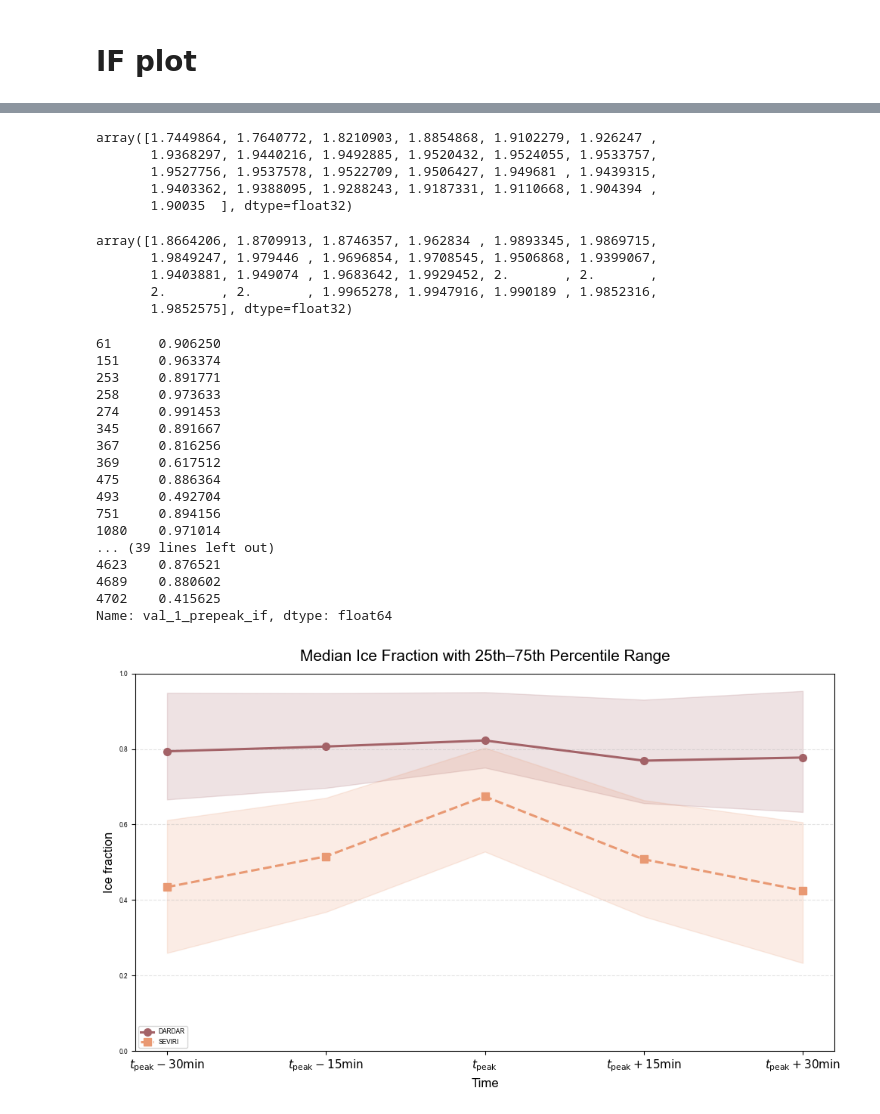
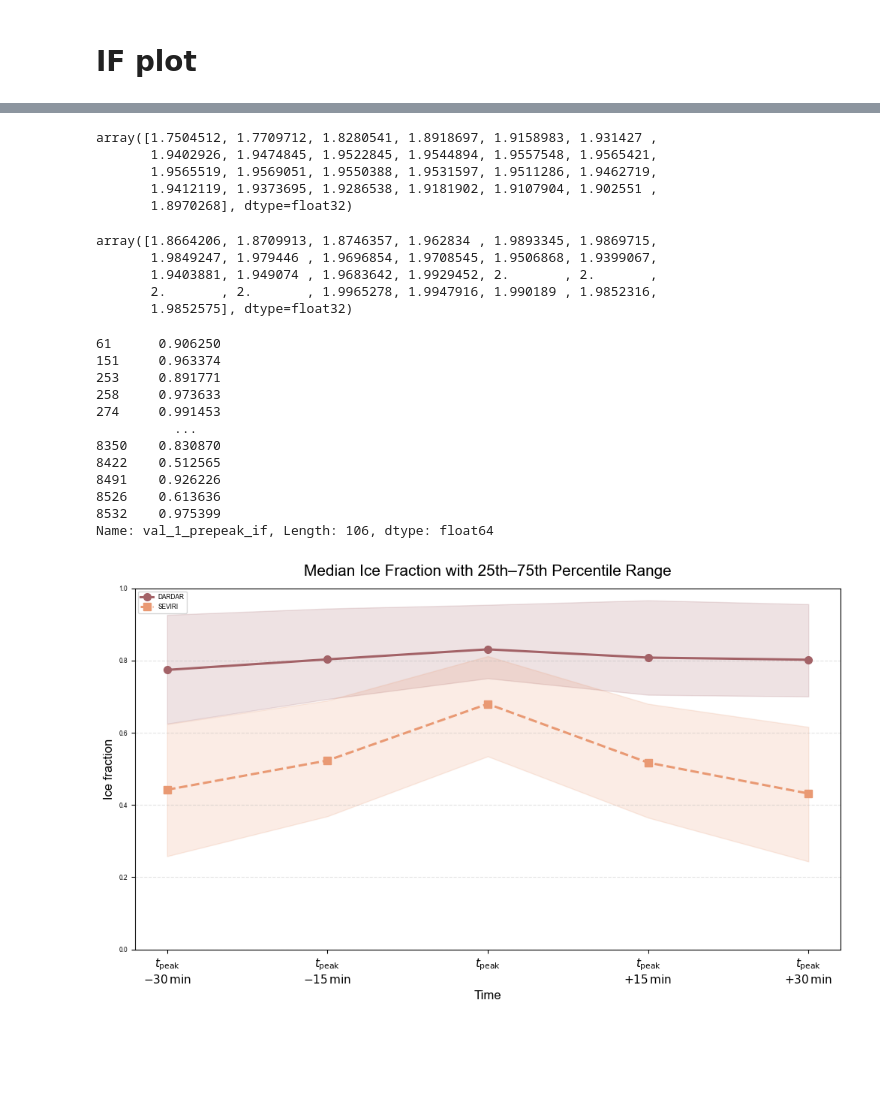
Before and after one commit to DragomirNikolov/MSGI, a Jupyter notebook: plotting/Bulk/ICOT_threshold.ipynb, the cells around one changed output, grey strips where cells are left out. Drawn from its saved outputs; the diff is of its cells as text; code cells hidden in the pictures; blank space fills up the shorter version.

Commit message:
Changes to model cloud bulk figure

```diff
--- a/plotting/Bulk/ICOT_threshold.ipynb
+++ b/plotting/Bulk/ICOT_threshold.ipynb
@@ -398,7 +398,7 @@ def calculate_ct_depth(row, cod_threshold=0.2):
 # %%
 # Calculate total optical depth per cloud
 bulk_data_df_split["2km_cot"] = bulk_data_df_split.apply(lambda row: optical_depth_path(row)["tau"][-1], axis=1)
-bulk_data_df_split["continious_cloud"] = bulk_data_df_split.apply(lambda row: ((optical_depth_path(row)["tau"][1:]-optical_depth_path(row)["tau"][:-1])>5*1e-4)[:18].all(), axis=1)
+bulk_data_df_split["continious_cloud"] = bulk_data_df_split.apply(lambda row: ((optical_depth_path(row)["tau"][1:]-optical_depth_path(row)["tau"][:-1])>5*1e-4)[:20].all(), axis=1)
 bulk_data_df_split["ct_depth"]=bulk_data_df_split.apply(calculate_ct_depth,axis=1)
 # %%
 (bulk_data_df_split["ct_depth"].isna()).value_counts()
@@ -659,8 +659,8 @@ bulk_data_filtered = bulk_data_filtered.drop_duplicates(subset="Cloud_ID", keep=
 # Filter for cclouds where extinction doesn't drop in the 2 kilometers
 bulk_data_filtered = bulk_data_filtered[bulk_data_filtered["continious_cloud"]]
 # Filter for cloud type
-# bulk_data_filtered= bulk_data_filtered[bulk_data_filtered["Cloud type"].isin(["Altostratus", "Nimbostratus", "Stratocumulus", "Stratus"])]
-bulk_data_filtered= bulk_data_filtered[~bulk_data_filtered["Cloud type"].isin(["Deep convection", "Cirrus", "Cirrostratus"])]
+bulk_data_filtered= bulk_data_filtered[bulk_data_filtered["Cloud type"].isin(["Altostratus", "Nimbostratus", "Stratocumulus", "Stratus"])]
+# bulk_data_filtered= bulk_data_filtered[~bulk_data_filtered["Cloud type"].isin(["Deep convection", "Cirrus", "Cirrostratus"])]
 # Remove clouds outside measurement boundaries
 bulk_data_filtered = bulk_data_filtered[bulk_data_filtered.avg_ctt-273.15 < 0]
 bulk_data_filtered = bulk_data_filtered[bulk_data_filtered.avg_ctt-273.15 > -36]
@@ -1335,11 +1516,11 @@ plt.hist(bulk_data_df_split.apply(check_cph_validity,axis=1))
 # %%
 np.nanmean(np.concat(bulk_data_colocated["cph_bulk_means"].to_numpy()).reshape(bulk_data_colocated.shape[0],25),axis=0)
 # %% [output]
-array([1.7449864, 1.7640772, 1.8210903, 1.8854868, 1.9102279, 1.926247 ,
-       1.9368297, 1.9440216, 1.9492885, 1.9520432, 1.9524055, 1.9533757,
-       1.9527756, 1.9537578, 1.9522709, 1.9506427, 1.949681 , 1.9439315,
-       1.9403362, 1.9388095, 1.9288243, 1.9187331, 1.9110668, 1.904394 ,
-       1.90035  ], dtype=float32)
+array([1.7504512, 1.7709712, 1.8280541, 1.8918697, 1.9158983, 1.931427 ,
+       1.9402926, 1.9474845, 1.9522845, 1.9544894, 1.9557548, 1.9565421,
+       1.9565519, 1.9569051, 1.9550388, 1.9531597, 1.9511286, 1.9462719,
+       1.9412119, 1.9373695, 1.9286538, 1.9181902, 1.9107904, 1.902551 ,
+       1.8970268], dtype=float32)
 # %%
 bulk_data_colocated.iloc[10]["cph_bulk_means"]
 # %% [output]
@@ -1378,18 +1559,13 @@ df_glac_dd["val_1_prepeak_if"].dropna()
 253     0.891771
 258     0.973633
 274     0.991453
-345     0.891667
-367     0.816256
-369     0.617512
-475     0.886364
-493     0.492704
-751     0.894156
-1080    0.971014
-... (39 lines left out)
-4623    0.876521
-4689    0.880602
-4702    0.415625
-Name: val_1_prepeak_if, dtype: float64
+          ...
+8350    0.830870
+8422    0.512565
+8491    0.926226
+8526    0.613636
+8532    0.975399
+Name: val_1_prepeak_if, Length: 106, dtype: float64
 # %%
 import numpy as np
 import matplotlib.pyplot as plt
@@ -1403,14 +1579,22 @@ dardar_cols = [f"val_{i}_prepeak_if" for i in timesteps]
 # modis_cols  = [f"val_{i}_prepeak_if" for i in timesteps]
 seviri_cols = [f"seviri_{i}_prepeak_if" for i in timesteps]
 
+# x_labels = [
+#     # r"$t_{\mathrm{peak}}-45\mathrm{min}$",
+#     r"$t_{\mathrm{peak}}-30\mathrm{min}$",
+#     r"$t_{\mathrm{peak}}-15\mathrm{min}$",
+#     r"$t_{\mathrm{peak}}$",
+#     r"$t_{\mathrm{peak}}+15\mathrm{min}$",
+#     r"$t_{\mathrm{peak}}+30\mathrm{min}$",
+#     # r"$t_{\mathrm{peak}}+45\mathrm{min}$",
+# ]
+
 x_labels = [
-    # r"$t_{\mathrm{peak}}-45\mathrm{min}$",
-    r"$t_{\mathrm{peak}}-30\mathrm{min}$",
-    r"$t_{\mathrm{peak}}-15\mathrm{min}$",
-    r"$t_{\mathrm{peak}}$",
-    r"$t_{\mathrm{peak}}+15\mathrm{min}$",
-    r"$t_{\mathrm{peak}}+30\mathrm{min}$",
-    # r"$t_{\mathrm{peak}}+45\mathrm{min}$",
+    "$t_{\\mathrm{peak}}$\n$-30\\,\\mathrm{min}$",
+    "$t_{\\mathrm{peak}}$\n$-15\\,\\mathrm{min}$",
+    "$t_{\\mathrm{peak}}$",
+    "$t_{\\mathrm{peak}}$\n$+15\\,\\mathrm{min}$",
+    "$t_{\\mathrm{peak}}$\n$+30\\,\\mathrm{min}$",
 ]
 
 
@@ -1423,7 +1607,7 @@ def median_q25_q75(vals):
     if len(vals) == 0:
         return np.nan, np.nan, np.nan
     q25 = np.percentile(vals, 25)
-    # med = np.percentile(vals, 50)
+    med = np.percentile(vals, 50)
     med = np.nanmean(vals)
     q75 = np.percentile(vals, 75)
     return q25, med, q75
@@ -1492,31 +1676,31 @@ line2, = plt.plot(
 # )
 
 # shaded percentile bands
 plt.fill_between(
     x, dardar_q25, dardar_q75,
     color=line1.get_color(), alpha=0.18
 )
 
 plt.fill_between(
     x, seviri_q25, seviri_q75,
     color=line2.get_color(), alpha=0.18
 )
 
 # plt.fill_between(
 #     x, modis_q25, modis_q75,
 #     color=line3.get_color(), alpha=0.18
 # )
 
 plt.xticks(x, x_labels, fontsize=11)
 plt.ylabel("Ice fraction", fontsize=12)
 plt.xlabel("Time", fontsize=12)
 plt.title("Median Ice Fraction with 25th–75th Percentile Range", fontsize=15, pad=12)
 
 plt.ylim(0, 1)
 plt.grid(axis="y", linestyle="--", alpha=0.35)
 plt.legend(frameon=True)
 plt.tight_layout()
 # plt.ylim(0.8)
 plt.show()
 # %% [output]
-[figure, old version]
+[figure, new version]
```
Also changed, not shown: parts of 31 cells of this notebook, 6 other files.
